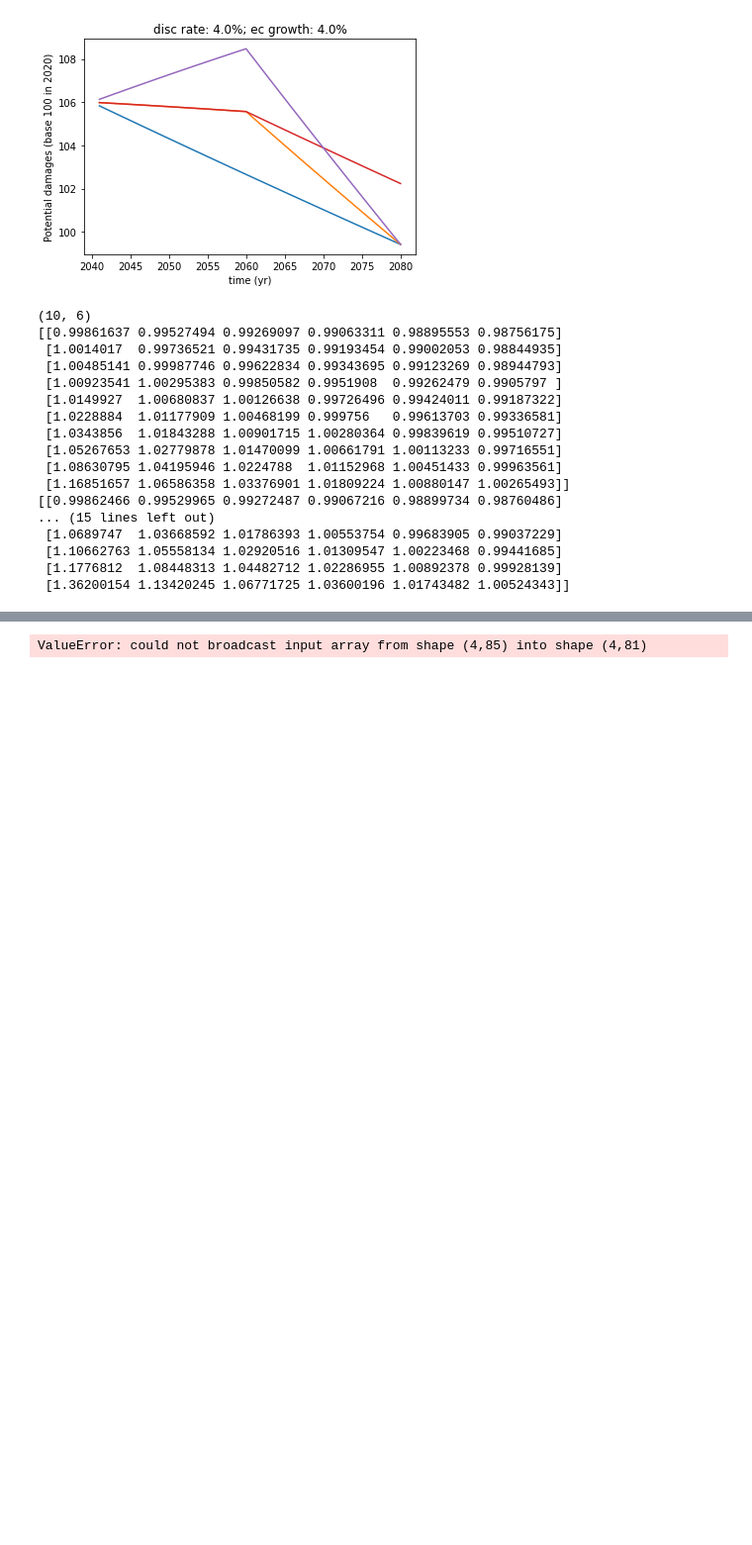
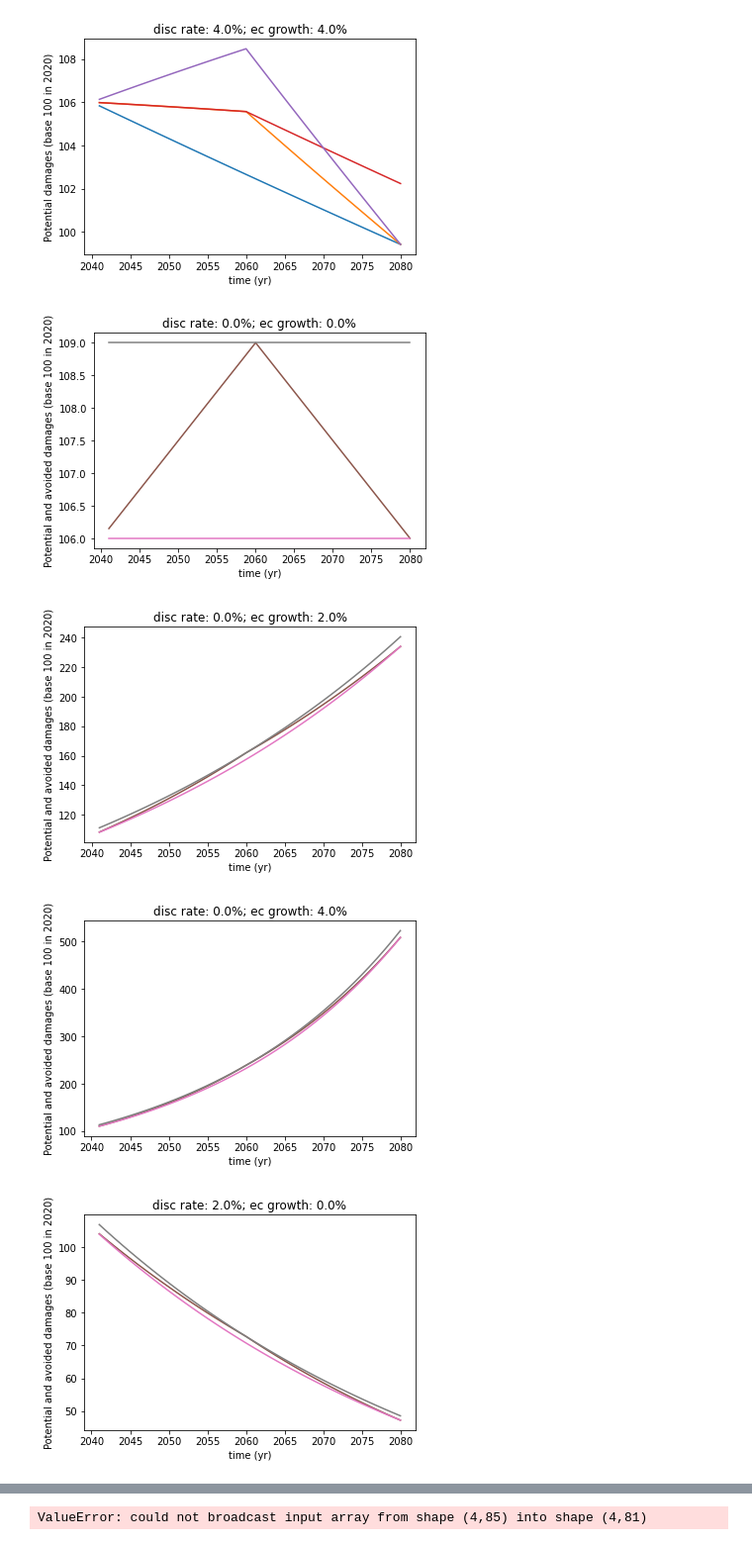
Before and after one commit to qlejeune/Overshoot-analyses, a Jupyter notebook: adaptation_analysis.ipynb, the cells around one changed output, grey strips where cells are left out. Shown at 99% size. Saved outputs shown, nothing was run; the diff lists cells and outputs as text; code cells hidden in the pictures; blank space fills up the shorter version.

```diff
--- a/adaptation_analysis.ipynb
+++ b/adaptation_analysis.ipynb
@@ -198,30 +273,28 @@ for di in range(len(disc_rate)):
 [figure]
 [figure]
 [figure]
-# %%
-print(np.shape(ratio_costs_options[1,0,0,:,:]))
-smooth_scale = 5
-#z = ndimage.zoom(ratio_costs_options[1,0,0,:,:], smooth_scale)
-#z
-#print(np.shape(z))
-print(ratio_costs_options[1,1,1,:,:])
-print(ratio_costs_options[2,1,1,:,:])
-print(ratio_costs_options[3,1,1,:,:])
-# %% [output]
-(10, 6)
-[[0.99861637 0.99527494 0.99269097 0.99063311 0.98895553 0.98756175]
- [1.0014017  0.99736521 0.99431735 0.99193454 0.99002053 0.98844935]
- [1.00485141 0.99987746 0.99622834 0.99343695 0.99123269 0.98944793]
- [1.00923541 1.00295383 0.99850582 0.9951908  0.99262479 0.9905797 ]
- [1.0149927  1.00680837 1.00126638 0.99726496 0.99424011 0.99187322]
- [1.0228884  1.01177909 1.00468199 0.999756   0.99613703 0.99336581]
- [1.0343856  1.01843288 1.00901715 1.00280364 0.99839619 0.99510727]
- [1.05267653 1.02779878 1.01470099 1.00661791 1.00113233 0.99716551]
- [1.08630795 1.04195946 1.0224788  1.01152968 1.00451433 0.99963561]
- [1.16851657 1.06586358 1.03376901 1.01809224 1.00880147 1.00265493]]
-[[0.99862466 0.99529965 0.99272487 0.99067216 0.98899734 0.98760486]
-... (15 lines left out)
- [1.0689747  1.03668592 1.01786393 1.00553754 0.99683905 0.99037229]
- [1.10662763 1.05558134 1.02920516 1.01309547 1.00223468 0.99441685]
- [1.1776812  1.08448313 1.04482712 1.02286955 1.00892378 0.99928139]
- [1.36200154 1.13420245 1.06771725 1.03600196 1.01743482 1.00524343]]
+# %%
+#DEBUGGING
+# Plot the potential and avoided damages over time
+
+sc=1
+avd=9
+
+for di in range(len(disc_rate)):
+    for gr in range(len(ec_growth)):
+
+        plt.figure()
+
+        plt.plot(years[int(np.where(years==yr_15_befov+1)[0]):int(np.where(years==yr_15_aftov+1)[0])],dam[sc,di,gr,int(np.where(years==yr_15_befov+1)[0]):int(np.where(years==yr_15_aftov+1)[0])], color='C5')
+        plt.plot(years[int(np.where(years==yr_15_befov+1)[0]):int(np.where(years==yr_15_aftov+1)[0])],A[0,sc,di,gr,avd,int(np.where(years==yr_15_befov+1)[0]):int(np.where(years==yr_15_aftov+1)[0])], color='C6')
+        plt.plot(years[int(np.where(years==yr_15_befov+1)[0]):int(np.where(years==yr_15_aftov+1)[0])],A[1,sc,di,gr,avd,int(np.where(years==yr_15_befov+1)[0]):int(np.where(years==yr_15_aftov+1)[0])], color='C7')
+
+        plt.title('disc rate: '+str(disc_rate[di])+'%; ec growth: '+str(ec_growth[gr])+'%')
+        plt.xlabel('time (yr)')
+        plt.ylabel('Potential and avoided damages (base 100 in 2020)')
+        plt.show()
+# %% [output]
+[figure, added]
+[figure, added]
+[figure, added]
+[figure, added]
```
Also changed, not shown: parts of 9 cells of this notebook.
